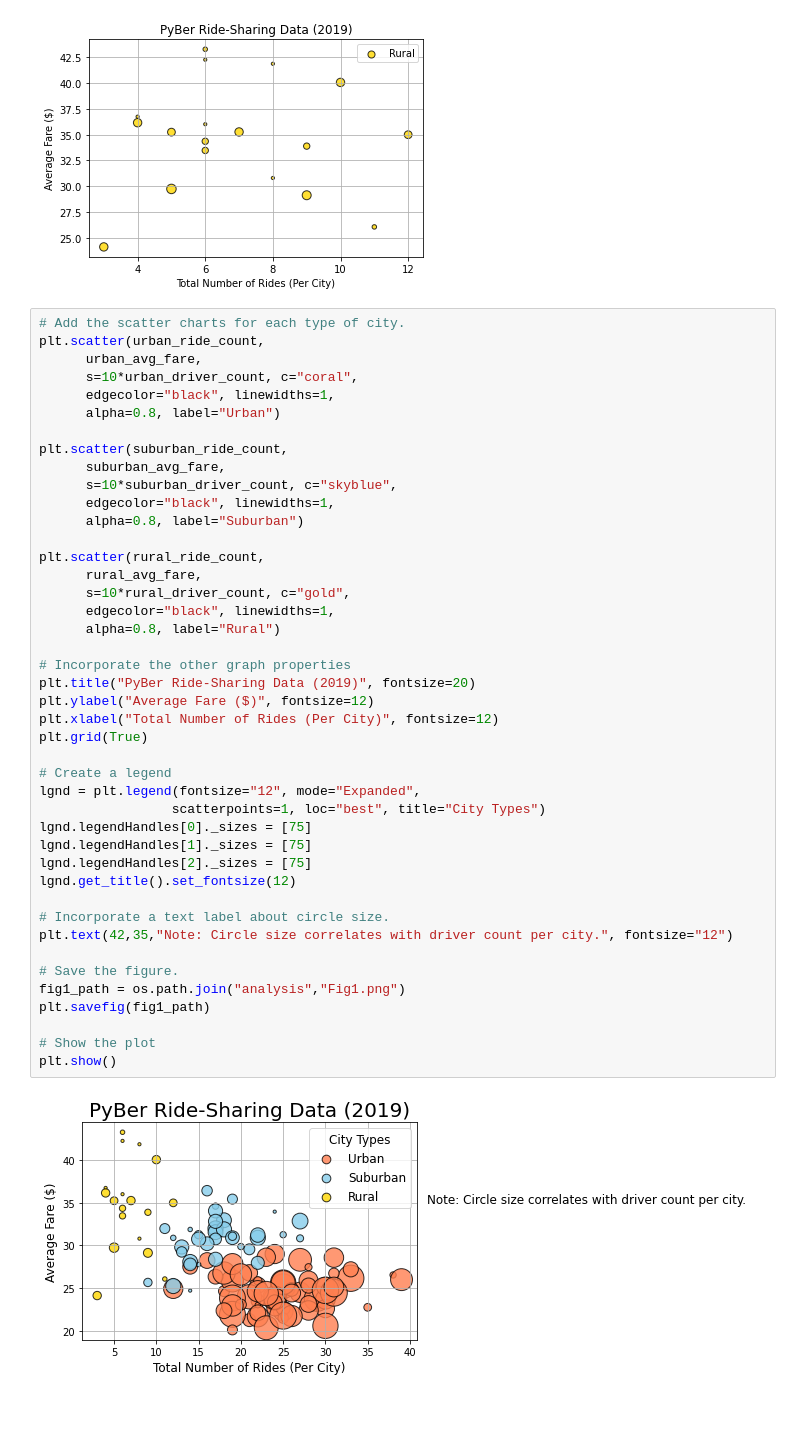
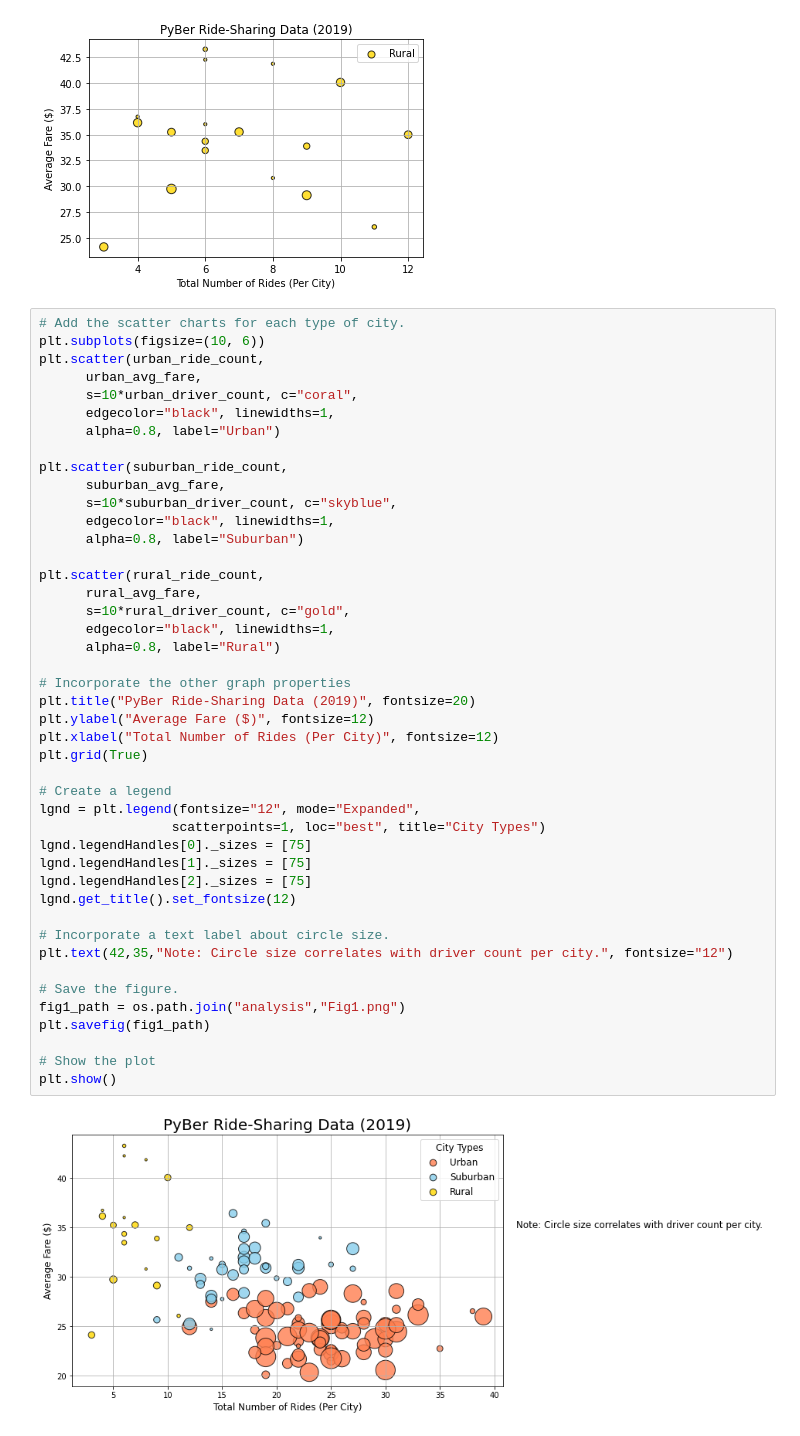
Before and after one commit to AnthonyRansom/PyBer_Analysis, a Jupyter notebook: PyBer.ipynb, the cells around one changed output. Saved outputs shown, nothing was run; the diff lists cells and outputs as text; blank space fills up the shorter version.

```diff
--- a/PyBer.ipynb
+++ b/PyBer.ipynb
@@ -207,6 +207,7 @@ plt.legend()
 [figure]
 # %%
 # Add the scatter charts for each type of city.
+plt.subplots(figsize=(10, 6))
 plt.scatter(urban_ride_count,
       urban_avg_fare,
       s=10*urban_driver_count, c="coral",
@@ -222,31 +223,31 @@ plt.scatter(suburban_ride_count,
 plt.scatter(rural_ride_count,
       rural_avg_fare,
       s=10*rural_driver_count, c="gold",
       edgecolor="black", linewidths=1,
       alpha=0.8, label="Rural")
 
 # Incorporate the other graph properties
 plt.title("PyBer Ride-Sharing Data (2019)", fontsize=20)
 plt.ylabel("Average Fare ($)", fontsize=12)
 plt.xlabel("Total Number of Rides (Per City)", fontsize=12)
 plt.grid(True)
 
 # Create a legend
 lgnd = plt.legend(fontsize="12", mode="Expanded",
                  scatterpoints=1, loc="best", title="City Types")
 lgnd.legendHandles[0]._sizes = [75]
 lgnd.legendHandles[1]._sizes = [75]
 lgnd.legendHandles[2]._sizes = [75]
 lgnd.get_title().set_fontsize(12)
 
 # Incorporate a text label about circle size.
 plt.text(42,35,"Note: Circle size correlates with driver count per city.", fontsize="12")
 
 # Save the figure.
 fig1_path = os.path.join("analysis","Fig1.png")
 plt.savefig(fig1_path)
 
 # Show the plot
 plt.show()
 # %% [output]
-[figure, old version]
+[figure, new version]
```
Also changed, not shown: parts of 26 cells of this notebook, 3 other files.
